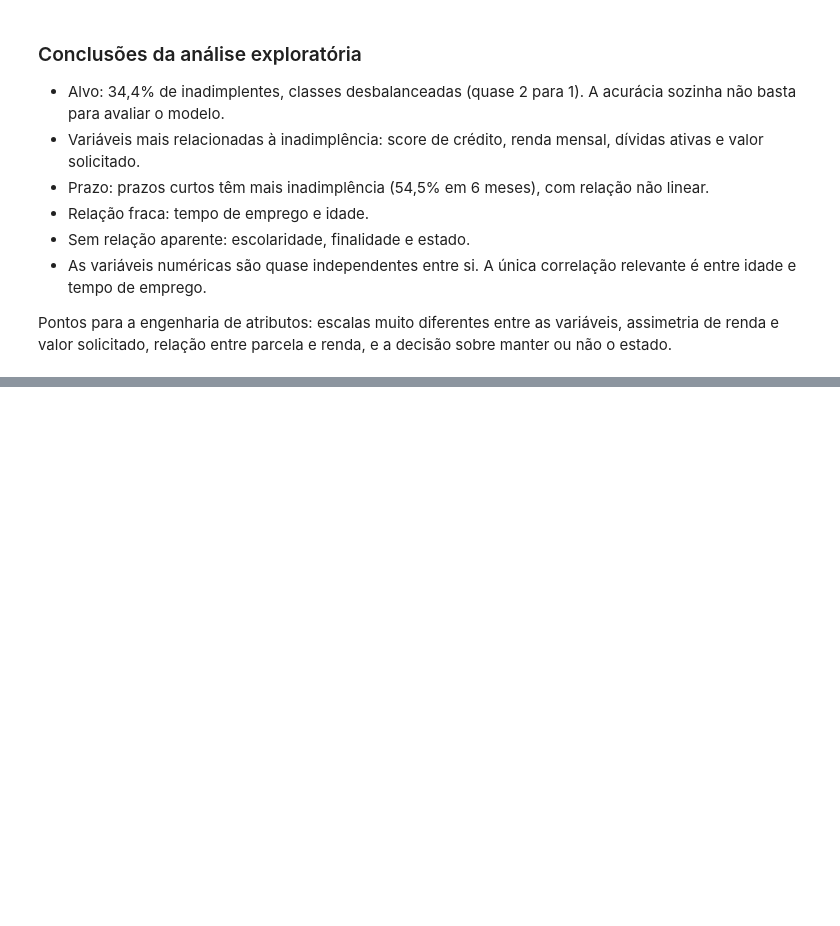
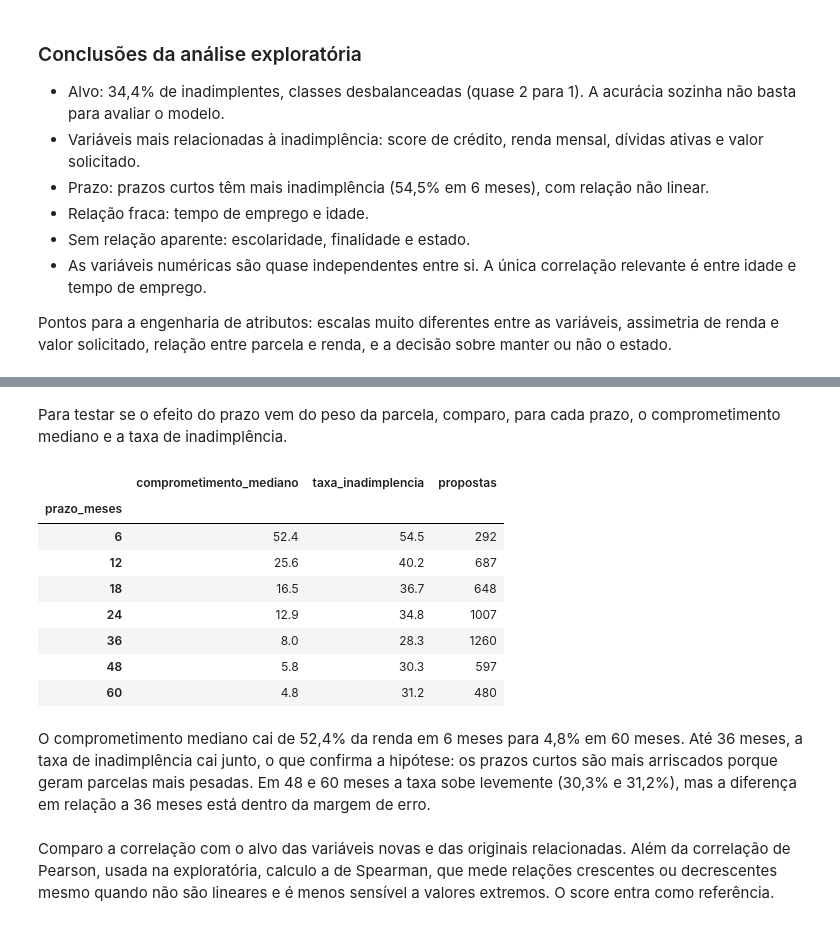
Before and after one commit to dudamark/desafio-credito-credair, a Jupyter notebook: notebooks/analise_credito.ipynb, the cells around one changed output, grey strips where cells are left out. Saved outputs shown, nothing was run; the diff lists cells and outputs as text; code cells hidden in the pictures; blank space fills up the shorter version.

```diff
--- a/notebooks/analise_credito.ipynb
+++ b/notebooks/analise_credito.ipynb
@@ -677,0 +762,27 @@ Pontos para a engenharia de atributos: escalas muito diferentes entre as variáv
+# %% [markdown]
+Para testar se o efeito do prazo vem do peso da parcela, comparo, para cada prazo, o comprometimento mediano e a taxa de inadimplência.
+# %%
+tabela_prazo = df_atributos.groupby("prazo_meses").agg(
+    comprometimento_mediano=("comprometimento_renda", "median"),
+    taxa_inadimplencia=("inadimplente", "mean"),
+    propostas=("inadimplente", "count")
+)
+
+tabela_prazo["comprometimento_mediano"] = (tabela_prazo["comprometimento_mediano"] * 100).round(1)
+tabela_prazo["taxa_inadimplencia"] = (tabela_prazo["taxa_inadimplencia"] * 100).round(1)
+
+tabela_prazo
+# %% [output]
+|  | comprometimento_mediano | taxa_inadimplencia | propostas |
+| prazo_meses |  |  |  |
+| 6 | 52.4 | 54.5 | 292 |
+| 12 | 25.6 | 40.2 | 687 |
+| 18 | 16.5 | 36.7 | 648 |
+| 24 | 12.9 | 34.8 | 1007 |
+| 36 | 8.0 | 28.3 | 1260 |
+| 48 | 5.8 | 30.3 | 597 |
+| 60 | 4.8 | 31.2 | 480 |
+# %% [markdown]
+O comprometimento mediano cai de 52,4% da renda em 6 meses para 4,8% em 60 meses. Até 36 meses, a taxa de inadimplência cai junto, o que confirma a hipótese: os prazos curtos são mais arriscados porque geram parcelas mais pesadas. Em 48 e 60 meses a taxa sobe levemente (30,3% e 31,2%), mas a diferença em relação a 36 meses está dentro da margem de erro.
+# %% [markdown]
+Comparo a correlação com o alvo das variáveis novas e das originais relacionadas. Além da correlação de Pearson, usada na exploratória, calculo a de Spearman, que mede relações crescentes ou decrescentes mesmo quando não são lineares e é menos sensível a valores extremos. O score entra como referência.
```
Also changed, not shown: parts of 34 cells of this notebook.
